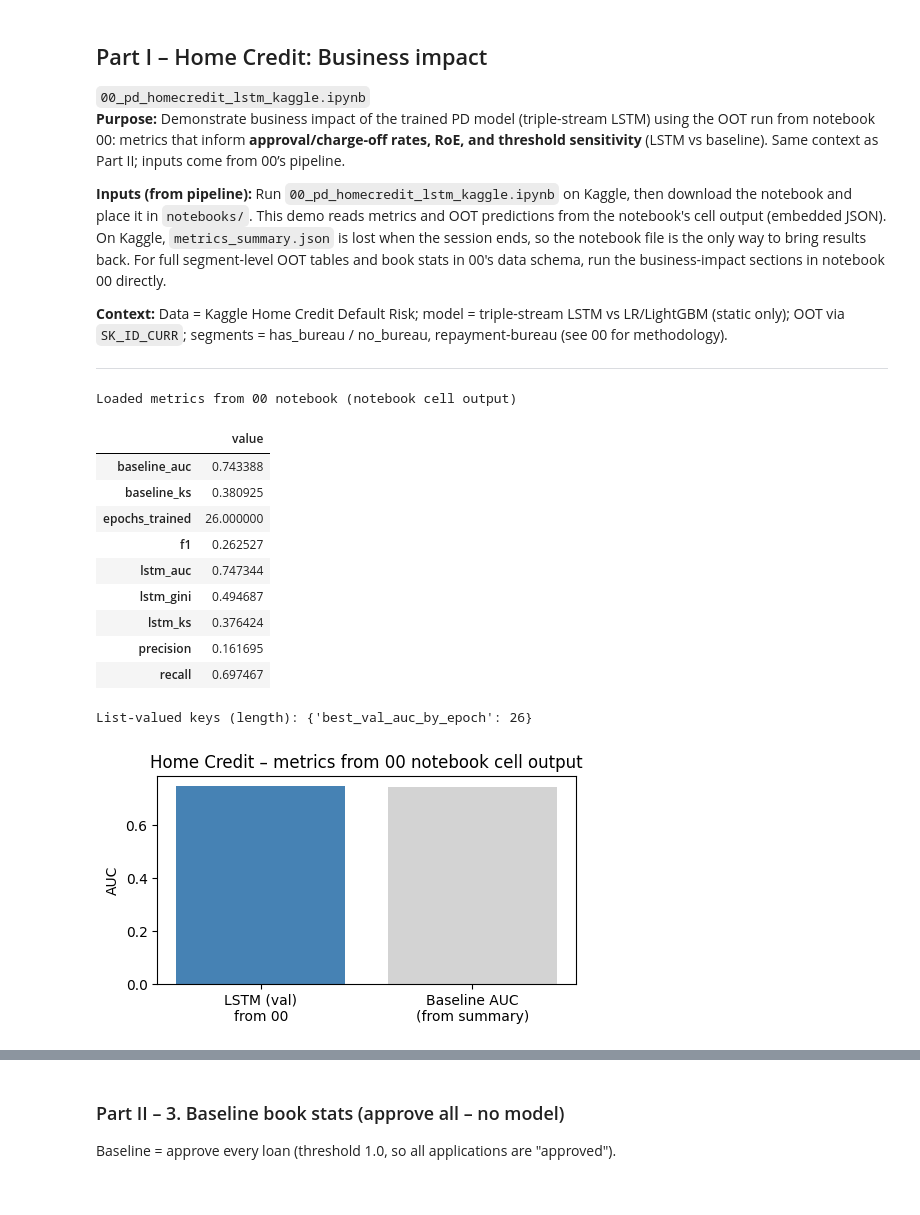
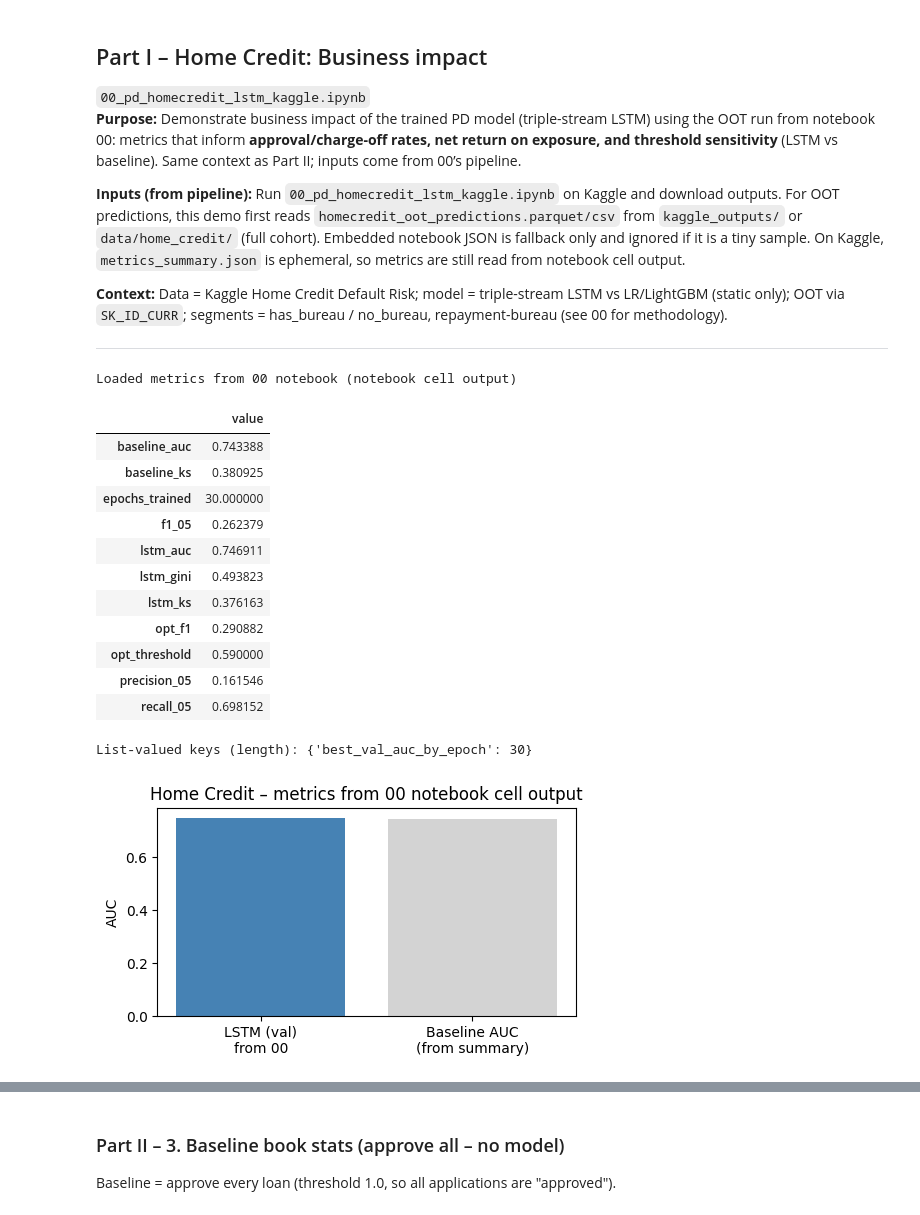
Before and after one commit to leemingloon/ocr-agentic-rag, a Jupyter notebook: notebooks/demo_credit_risk_pd_business_impact.ipynb, the cells around one changed output, grey strips where cells are left out. Cells and saved outputs as stored; diff of their text form; code cells hidden in the pictures.

```diff
--- a/notebooks/demo_credit_risk_pd_business_impact.ipynb
+++ b/notebooks/demo_credit_risk_pd_business_impact.ipynb
@@ -15,9 +15,9 @@ This notebook has **two parts**, each with the same business-impact focus but di
 ## Part I – Home Credit: Business impact
 
 `00_pd_homecredit_lstm_kaggle.ipynb`<br>
-**Purpose:** Demonstrate business impact of the trained PD model (triple-stream LSTM) using the OOT run from notebook 00: metrics that inform **approval/charge-off rates, RoE, and threshold sensitivity** (LSTM vs baseline). Same context as Part II; inputs come from 00’s pipeline.
+**Purpose:** Demonstrate business impact of the trained PD model (triple-stream LSTM) using the OOT run from notebook 00: metrics that inform **approval/charge-off rates, net return on exposure, and threshold sensitivity** (LSTM vs baseline). Same context as Part II; inputs come from 00’s pipeline.
 
-**Inputs (from pipeline):** Run `00_pd_homecredit_lstm_kaggle.ipynb` on Kaggle, then download the notebook and place it in `notebooks/`. This demo reads metrics and OOT predictions from the notebook's cell output (embedded JSON). On Kaggle, `metrics_summary.json` is lost when the session ends, so the notebook file is the only way to bring results back. For full segment-level OOT tables and book stats in 00's data schema, run the business-impact sections in notebook 00 directly.
+**Inputs (from pipeline):** Run `00_pd_homecredit_lstm_kaggle.ipynb` on Kaggle and download outputs. For OOT predictions, this demo first reads `homecredit_oot_predictions.parquet/csv` from `kaggle_outputs/` or `data/home_credit/` (full cohort). Embedded notebook JSON is fallback only and ignored if it is a tiny sample. On Kaggle, `metrics_summary.json` is ephemeral, so metrics are still read from notebook cell output.
 
 **Context:** Data = Kaggle Home Credit Default Risk; model = triple-stream LSTM vs LR/LightGBM (static only); OOT via `SK_ID_CURR`; segments = has_bureau / no_bureau, repayment-bureau (see 00 for methodology).
 
@@ -57,7 +57,11 @@ def _load_homecredit_metrics_from_notebook():
                             continue
                         raw = d["application/json"]
                         if isinstance(raw, dict) and "homecredit_metrics_summary" in raw:
-                            return raw["homecredit_metrics_summary"], "notebook cell output"
+                            m = raw["homecredit_metrics_summary"]
+                            # Reject metrics from local tiny-data runs (epochs < 10 and auc < 0.60 is a clear signal)
+                            if float(m.get("lstm_auc", 0)) < 0.60 or float(m.get("baseline_auc", 0)) < 0.60:
+                                continue   # skip this notebook — looks like a local test run
+                            return m, "notebook cell output"
             except Exception:
                 pass
     return None, None
@@ -65,39 +69,41 @@ def _load_homecredit_metrics_from_notebook():
 raw, src = _load_homecredit_metrics_from_notebook()
 if raw is None:
     print("No Home Credit metrics found.")
     print("After running 00_pd_homecredit_lstm_kaggle.ipynb on Kaggle, download the notebook and")
     print("place it in notebooks/ as 00_pd_homecredit_lstm_kaggle.ipynb. The demo reads metrics")
     print("from the notebook's cell output (embedded JSON). metrics_summary.json is not used.")
 else:
     scalars = {k: v for k, v in raw.items() if not isinstance(v, (list, dict))}
     lists = {k: len(v) for k, v in raw.items() if isinstance(v, list)}
     print(f"Loaded metrics from 00 notebook ({src})\n")
     if scalars:
         import pandas as pd
         display(pd.DataFrame([scalars]).T.rename(columns={0: "value"}))
     else:
         print(json.dumps(raw, indent=2)[:3000])
     if lists:
         print("\nList-valued keys (length):", lists)
     import matplotlib.pyplot as plt
     if "lstm_auc" in raw and "baseline_auc" in raw:
         fig, ax = plt.subplots(figsize=(5, 3))
         ax.bar(["LSTM (val)\nfrom 00", "Baseline AUC\n(from summary)"], [raw["lstm_auc"], raw["baseline_auc"]], color=["steelblue", "lightgray"])
         ax.set_ylabel("AUC")
         ax.set_title("Home Credit – metrics from 00 notebook cell output")
         plt.tight_layout()
         plt.show()
 # %% [output]
 Loaded metrics from 00 notebook (notebook cell output)
 |  | value |
 | baseline_auc | 0.743388 |
 | baseline_ks | 0.380925 |
-| epochs_trained | 26.000000 |
-| f1 | 0.262527 |
-| lstm_auc | 0.747344 |
-| lstm_gini | 0.494687 |
-| lstm_ks | 0.376424 |
-| precision | 0.161695 |
-| recall | 0.697467 |
+| epochs_trained | 30.000000 |
+| f1_05 | 0.262379 |
+| lstm_auc | 0.746911 |
+| lstm_gini | 0.493823 |
+| lstm_ks | 0.376163 |
+| opt_f1 | 0.290882 |
+| opt_threshold | 0.590000 |
+| precision_05 | 0.161546 |
+| recall_05 | 0.698152 |
-List-valued keys (length): {'best_val_auc_by_epoch': 26}
+List-valued keys (length): {'best_val_auc_by_epoch': 30}
 [figure]
```
Also changed, not shown: parts of 30 cells of this notebook, 34 other files.
